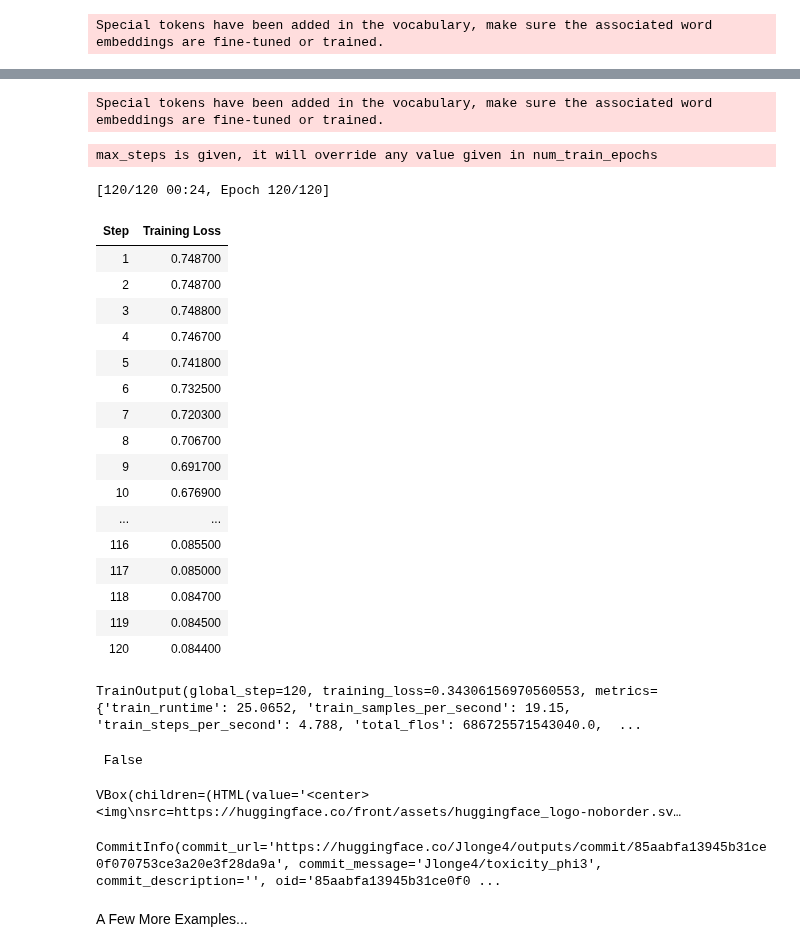
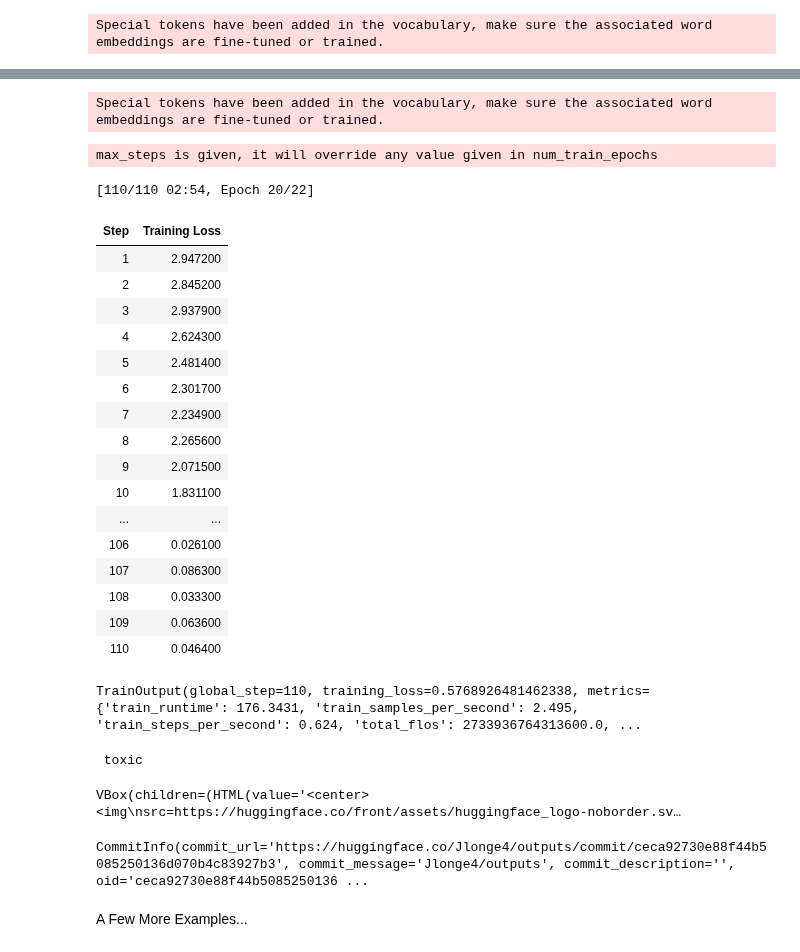
Before and after one commit to jlonge4/gen_ai_utils, a Jupyter notebook: Phi3_toxicity.ipynb, the cells around one changed output, grey strips where cells are left out. Drawn from its saved outputs; the diff is of its cells as text; code cells hidden in the pictures.

```diff
--- a/Phi3_toxicity.ipynb
+++ b/Phi3_toxicity.ipynb
@@ -196,0 +144,4 @@ df_train = pd.DataFrame({'prompt': df_sample['input'], 'label': df_sample['toxic
+# %%
+df_ = df.copy()
+df_['label'] = df_['label'].map({0: 'non-toxic', 1: 'toxic'})
+df_['label'].value_counts()
@@ -197,3 +165,5 @@ df_train = pd.DataFrame({'prompt': df_sample['input'], 'label': df_sample['toxic
+# %%
+df_train = df_.copy()
 # %%
 from datasets import Dataset
-hf_dataset = Dataset.from_dict({'prompt': df_sample['input'].to_list(), 'label': df_sample['toxic'].to_list()})
+hf_dataset = Dataset.from_dict({'prompt': df_train['comment_text'].to_list(), 'label': df_train['label'].to_list()})
@@ -233,7 +183,6 @@ lora_config = LoraConfig(
 )
 # %%
 def formatting_func(example):
-    # chat = f"<|user|>{example['prompt'][0]}<|end|><|assistant|>{example['label'][0]}"
     input = f"""
     You are examining written text content. Here is the text:
         [BEGIN DATA]
@@ -254,7 +203,7 @@ def formatting_func(example):
     words, sentiments or meaning that could be considered toxic."""
     messages = [
         {"role": "user", "content": input},
-        {"role": "assistant", "content": str(example['label'][0])}
+        {"role": "assistant", "content": example['label'][0]}
     ]
     text = tokenizer.apply_chat_template(messages, tokenize=False, add_generation_prompt=True, return_tensors='pt')
     return [text]
@@ -263,47 +212,47 @@ torch.cuda.empty_cache()
 # %%
 import transformers
 from trl import SFTTrainer
 
 trainer = SFTTrainer(
     model=model,
     train_dataset=hf_dataset,
     args=transformers.TrainingArguments(
         per_device_train_batch_size=1,
         gradient_accumulation_steps=4,
         warmup_steps=10,
-        max_steps=120,
-        learning_rate=5e-5,
+        max_steps=110,
+        learning_rate=5e-4,
         fp16=True,
         logging_steps=1,
         output_dir="outputs",
         optim="paged_adamw_8bit",
     ),
     peft_config=lora_config,
     formatting_func=formatting_func,
 )
 trainer.train()
 # %% [output]
 Special tokens have been added in the vocabulary, make sure the associated word embeddings are fine-tuned or trained.
 max_steps is given, it will override any value given in num_train_epochs
-[120/120 00:24, Epoch 120/120]
+[110/110 02:54, Epoch 20/22]
 | Step | Training Loss |
-| 1 | 0.748700 |
-| 2 | 0.748700 |
-| 3 | 0.748800 |
-| 4 | 0.746700 |
-| 5 | 0.741800 |
-| 6 | 0.732500 |
-| 7 | 0.720300 |
-| 8 | 0.706700 |
-| 9 | 0.691700 |
-| 10 | 0.676900 |
+| 1 | 2.947200 |
+| 2 | 2.845200 |
+| 3 | 2.937900 |
+| 4 | 2.624300 |
+| 5 | 2.481400 |
+| 6 | 2.301700 |
+| 7 | 2.234900 |
+| 8 | 2.265600 |
+| 9 | 2.071500 |
+| 10 | 1.831100 |
 | ... | ... |
-| 116 | 0.085500 |
-| 117 | 0.085000 |
-| 118 | 0.084700 |
-| 119 | 0.084500 |
-| 120 | 0.084400 |
+| 106 | 0.026100 |
+| 107 | 0.086300 |
+| 108 | 0.033300 |
+| 109 | 0.063600 |
+| 110 | 0.046400 |
-TrainOutput(global_step=120, training_loss=0.34306156970560553, metrics={'train_runtime': 25.0652, 'train_samples_per_second': 19.15, 'train_steps_per_second': 4.788, 'total_flos': 686725571543040.0,  ...
+TrainOutput(global_step=110, training_loss=0.5768926481462338, metrics={'train_runtime': 176.3431, 'train_samples_per_second': 2.495, 'train_steps_per_second': 0.624, 'total_flos': 2733936764313600.0, ...
 # %%
 def format_input(text):
     input = f"""
@@ -326,7 +275,7 @@ def format_input(text):
     words, sentiments or meaning that could be considered toxic."""
     return input
 # %%
-input = format_input(df.iloc[26938].text)
+input = format_input(df.iloc[4].comment_text)
 messages = [
     {"role": "user", "content": input}
 ]
@@ -347,16 +296,16 @@ generation_args = {
 output = pipe(messages, **generation_args)
 print(output[0]['generated_text'])
 # %% [output]
- False
+ toxic
 # %%
 from huggingface_hub import notebook_login
 notebook_login()
 # %% [output]
 VBox(children=(HTML(value='<center> <img\nsrc=https://huggingface.co/front/assets/huggingface_logo-noborder.sv…
 # %%
-trainer.push_to_hub("Jlonge4/toxicity_phi3")
+trainer.push_to_hub("Jlonge4/outputs")
 # %% [output]
-CommitInfo(commit_url='https://huggingface.co/Jlonge4/outputs/commit/85aabfa13945b31ce0f070753ce3a20e3f28da9a', commit_message='Jlonge4/toxicity_phi3', commit_description='', oid='85aabfa13945b31ce0f0 ...
+CommitInfo(commit_url='https://huggingface.co/Jlonge4/outputs/commit/ceca92730e88f44b5085250136d070b4c83927b3', commit_message='Jlonge4/outputs', commit_description='', oid='ceca92730e88f44b5085250136 ...
 # %% [markdown]
 A Few More Examples...
 # %%
```
Also changed, not shown: parts of 40 cells of this notebook.
